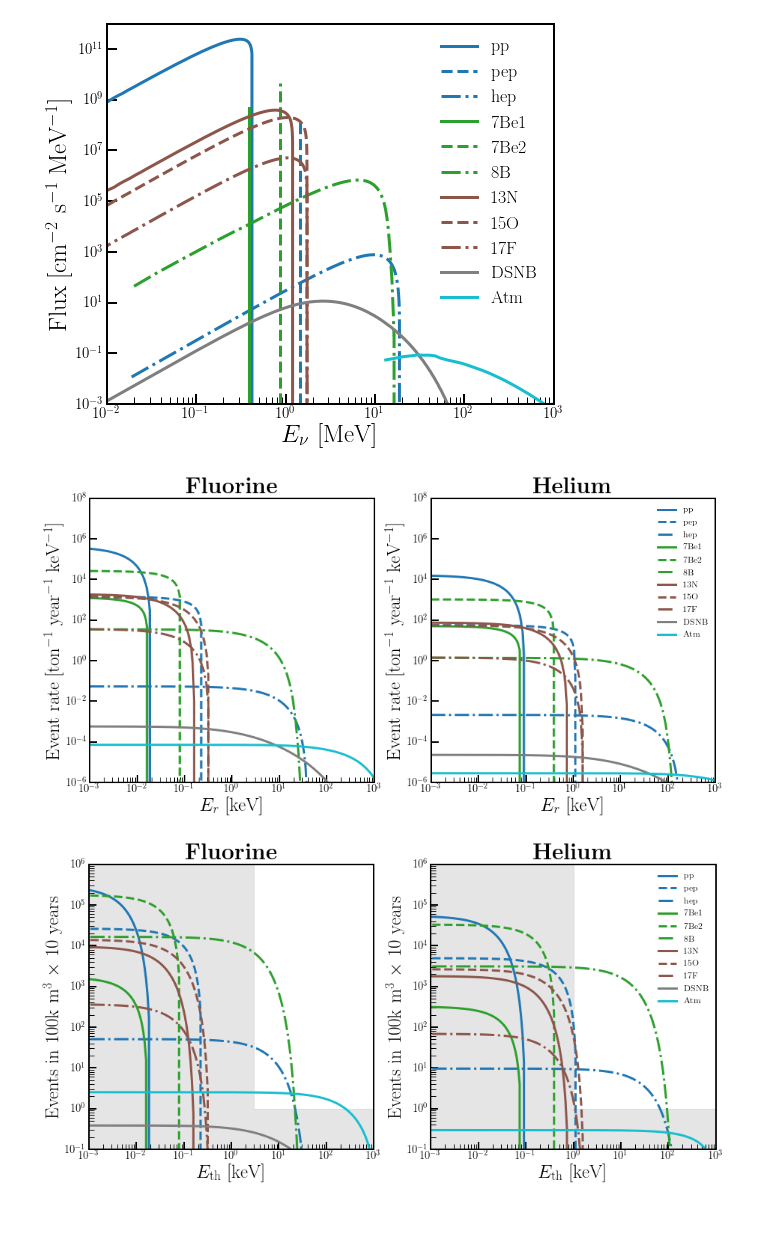
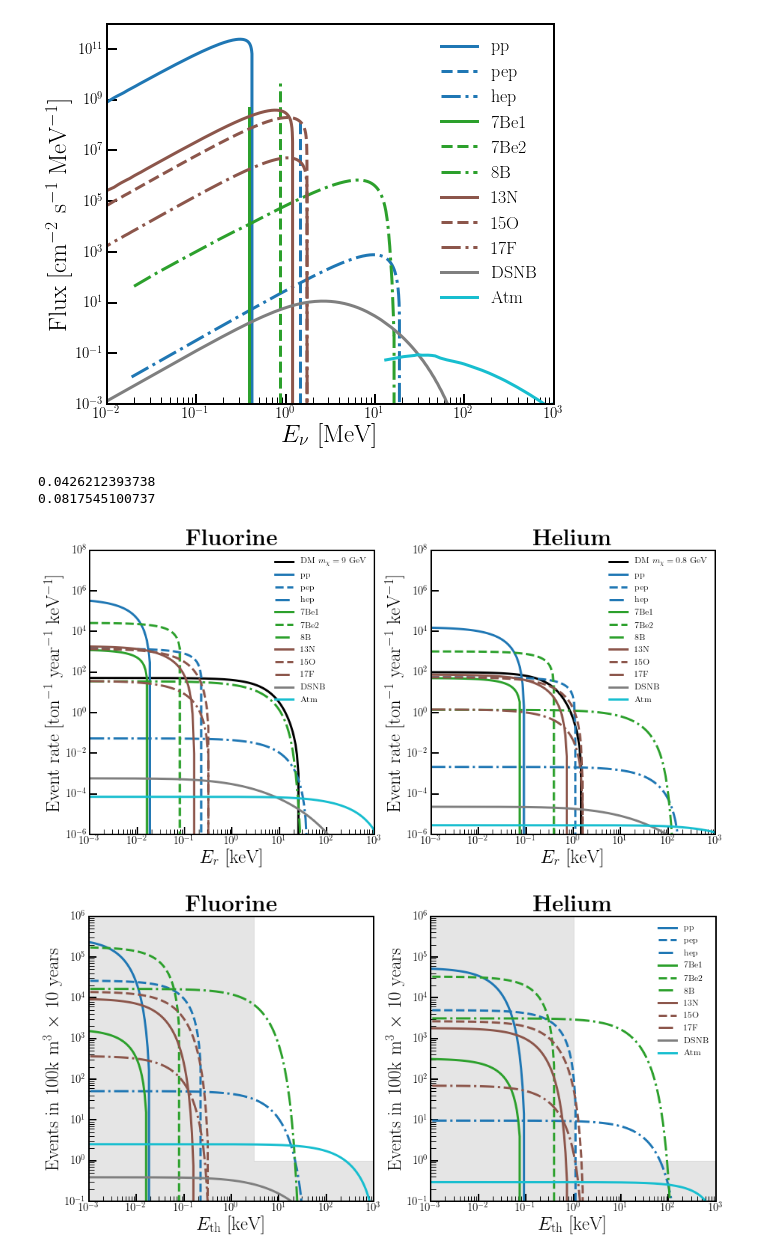
Before and after one commit to cajohare/CYGNUS, a Jupyter notebook: python/Plot_NeutrinoData.ipynb, the cells around one changed output. Drawn from its saved outputs; the diff is of its cells as text; code cells hidden in the pictures; blank space fills up the shorter version.

```diff
--- a/python/Plot_NeutrinoData.ipynb
+++ b/python/Plot_NeutrinoData.ipynb
@@ -70,48 +70,67 @@ fig.savefig('../plots/NeutrinoFluxes.pdf',bbox_inches='tight')
 # %% [output]
 [figure]
 # %%
+from WIMPFuncs import *
+
+
 fig = plt.figure(figsize=(15,7))
 
 ne = 200
 E_r = logspace(-3.0,3.0,ne)
-t = array([JulianDay(9,12,2018,18.0)])
+t = JulianDay(9,12,2018,18.0)*ones(shape=ne)
+solar = NuBG.SolarLabel
 
+DM = WIMP(9.0,1.0e-44)
+wimplabel = r"DM $m_\chi = 9$ GeV"
+HaloModel = SHM
+Loc = Boulby
 
 xmin = 1.0e-3
 xmax = 1000.0
 ymax = 1.0e8
 ymin = 1.0e-6
 tit = r"{\bf Fluorine}"
 Nuc = F19
+
 for pli in [1,2]:
     ax = fig.add_subplot(1,2,pli)
-    dR = NuRate_Energy(E_r,t,NuBG,Nuc)
+    R  = dRdE_wimp(E_r,t,DM,HaloModel,Nuc,Loc)
+    Ep = E_r[R>0.0]
+    R = R[R>0.0]
+    plt.loglog(append(Ep,Ep[-1]),append(R,ymin),'k-',linewidth=3,label=wimplabel)
     for i in range(0,n_nu):
-        R = dR[0,:,i]
+        R = dRdE_nu(E_r,t,solar[i],E_nu_all[:,i],Flux_all[:,i],Nuc)
         Ep = E_r[R>0.0]
         R = R[R>0.0]
         plt.loglog(append(Ep,Ep[-1]),append(R,ymin),lsty[i],color=colnu[i,:],linewidth=3,label=nuname[i])
 
         plt.title(tit,fontsize=30)
         plt.xlabel(r"$E_r$ [keV]",fontsize=25)
         plt.ylabel(r"Event rate [ton$^{-1}$ year$^{-1}$ keV$^{-1}$]",fontsize=25)
 
     ax.set_xlim(left=xmin, right=xmax)
     ax.set_ylim(bottom=ymin, top=ymax)
     ax.tick_params(which='major',direction='in',width=2,length=10)
     ax.tick_params(which='minor',direction='in',width=1,length=7)
     plt.xticks(fontsize=15)
     plt.yticks(fontsize=15)
+    plt.legend(fontsize=12,frameon=False)
 
     Nuc = He4
+    DM.Mass = 0.8
+    DM.SICrossSection = 1.0e-44
     tit = r"{\bf Helium}"
+    wimplabel = r"DM $m_\chi = 0.8$ GeV"
+
 
 plt.legend(fontsize=12,frameon=False)
 plt.show()
 
 fig.savefig('../plots/NeutrinoRates.pdf',bbox_inches='tight')
 # %% [output]
+0.0426212393738
+0.0817545100737
-[figure, old version]
+[figure, new version]
 # %%
 fig = plt.figure(figsize=(15,7))
 
```
Also changed, not shown: parts of 2 cells of this notebook, 11 other files.
